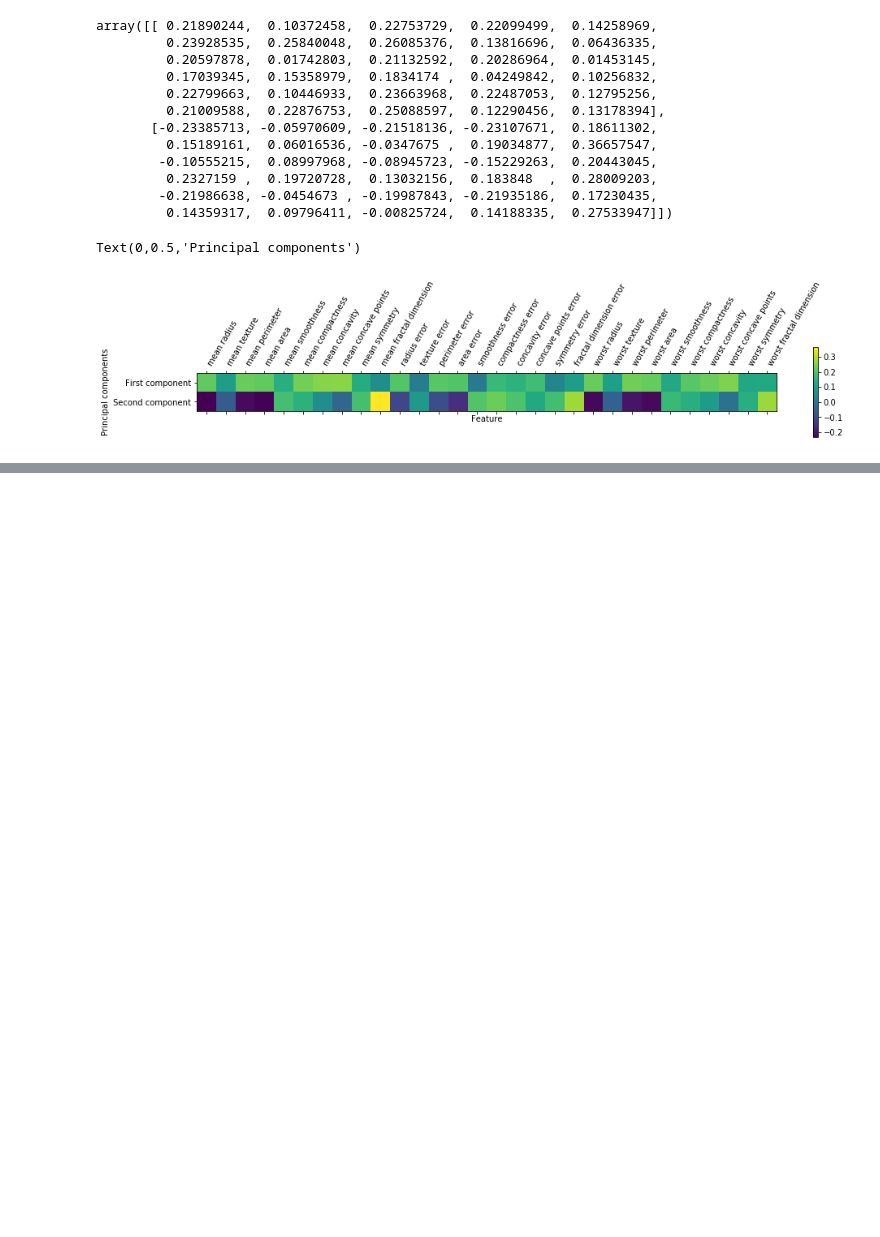
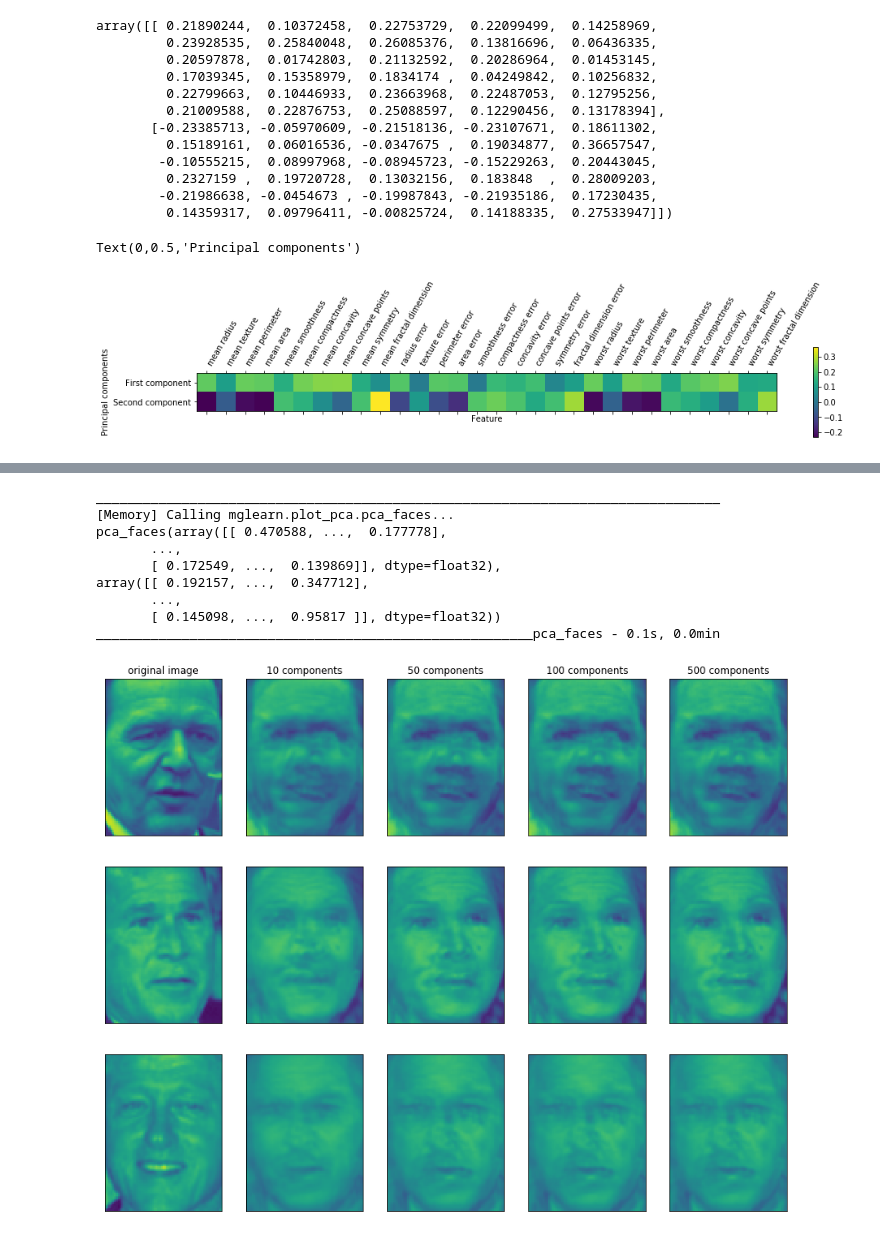
Before and after one commit to aki-06/sklearn, a Jupyter notebook: 教師なし学習/次元削減、特徴量抽出、多様体学習.ipynb, the cells around one changed output, grey strips where cells are left out. Saved outputs shown, nothing was run; the diff lists cells and outputs as text; code cells hidden in the pictures; blank space fills up the shorter version.

```diff
--- a/教師なし学習/次元削減、特徴量抽出、多様体学習.ipynb
+++ b/教師なし学習/次元削減、特徴量抽出、多様体学習.ipynb
@@ -97,0 +180,13 @@ Text(0,0.5,'Principal components')
+# %%
+mglearn.plots.plot_pca_faces(X_train, X_test, image_shape)
+# %% [output]
+________________________________________________________________________________
+[Memory] Calling mglearn.plot_pca.pca_faces...
+pca_faces(array([[ 0.470588, ...,  0.177778],
+       ...,
+       [ 0.172549, ...,  0.139869]], dtype=float32),
+array([[ 0.192157, ...,  0.347712],
+       ...,
+       [ 0.145098, ...,  0.95817 ]], dtype=float32))
+________________________________________________________pca_faces - 0.1s, 0.0min
+[figure, added]
```
Also changed, not shown: parts of 13 cells of this notebook, 3 other files.
